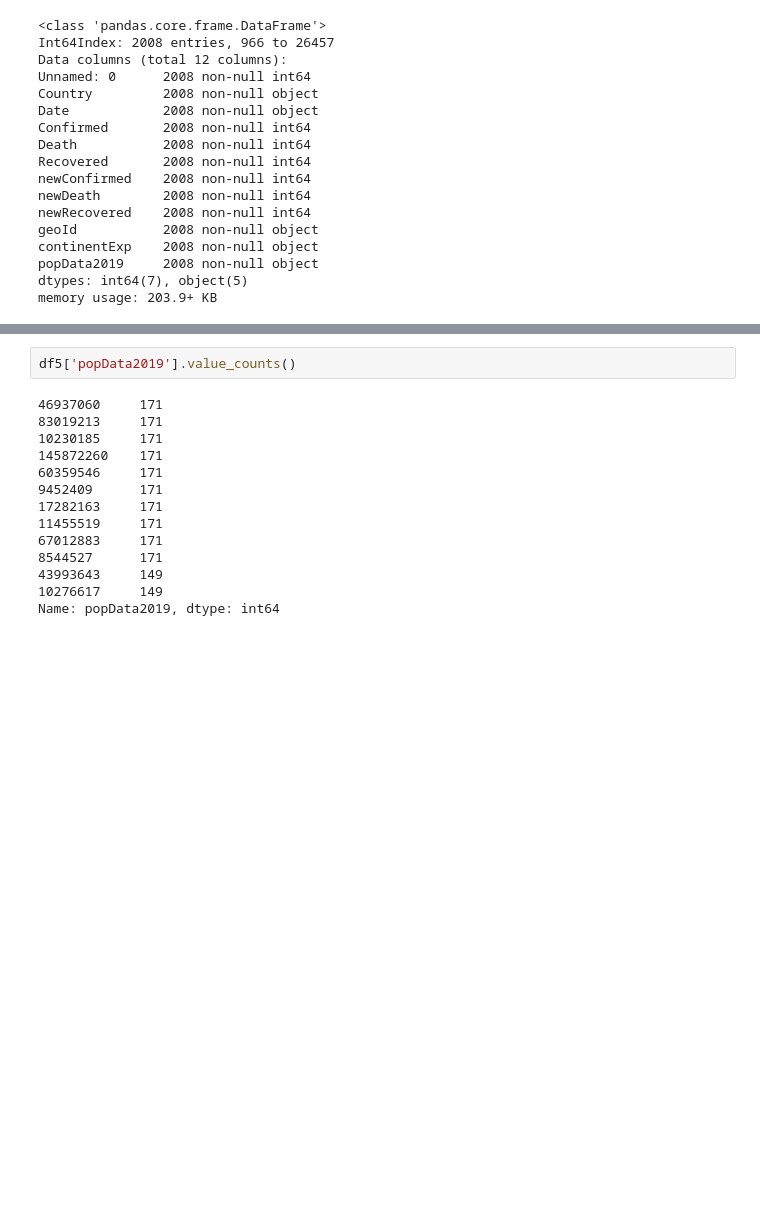
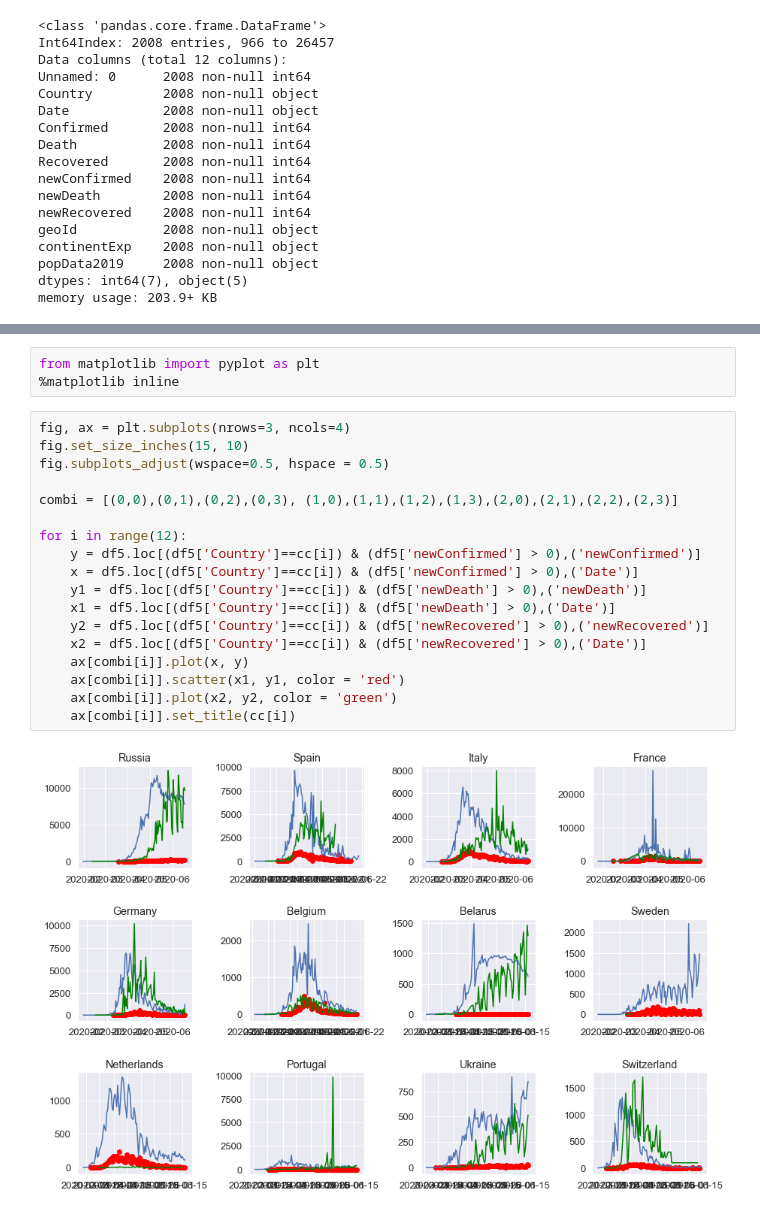
Before and after one commit to karashchuk/mathstatistics_08, a Jupyter notebook: Statistics_COVID.ipynb, the cells around one changed output, grey strips where cells are left out. Saved outputs shown, nothing was run; the diff lists cells and outputs as text; blank space fills up the shorter version.

```diff
--- a/Statistics_COVID.ipynb
+++ b/Statistics_COVID.ipynb
@@ -166,16 +176,23 @@ ValueError: Cannot convert non-finite values (NA or inf) to integer
-# %%
-df5['popData2019'].value_counts()
-# %% [output]
-46937060     171
-83019213     171
-10230185     171
-145872260    171
-60359546     171
-9452409      171
-17282163     171
-11455519     171
-67012883     171
-8544527      171
-43993643     149
-10276617     149
-Name: popData2019, dtype: int64
+# %%
+from matplotlib import pyplot as plt
+%matplotlib inline
+# %%
+fig, ax = plt.subplots(nrows=3, ncols=4)
+fig.set_size_inches(15, 10)
+fig.subplots_adjust(wspace=0.5, hspace = 0.5)
+
+combi = [(0,0),(0,1),(0,2),(0,3), (1,0),(1,1),(1,2),(1,3),(2,0),(2,1),(2,2),(2,3)]
+
+for i in range(12):
+    y = df5.loc[(df5['Country']==cc[i]) & (df5['newConfirmed'] > 0),('newConfirmed')]
+    x = df5.loc[(df5['Country']==cc[i]) & (df5['newConfirmed'] > 0),('Date')]
+    y1 = df5.loc[(df5['Country']==cc[i]) & (df5['newDeath'] > 0),('newDeath')]
+    x1 = df5.loc[(df5['Country']==cc[i]) & (df5['newDeath'] > 0),('Date')]
+    y2 = df5.loc[(df5['Country']==cc[i]) & (df5['newRecovered'] > 0),('newRecovered')]
+    x2 = df5.loc[(df5['Country']==cc[i]) & (df5['newRecovered'] > 0),('Date')]
+    ax[combi[i]].plot(x, y)
+    ax[combi[i]].scatter(x1, y1, color = 'red')
+    ax[combi[i]].plot(x2, y2, color = 'green')
+    ax[combi[i]].set_title(cc[i])
+# %% [output]
+[figure, added]
```
Also changed, not shown: parts of 40 cells of this notebook.
